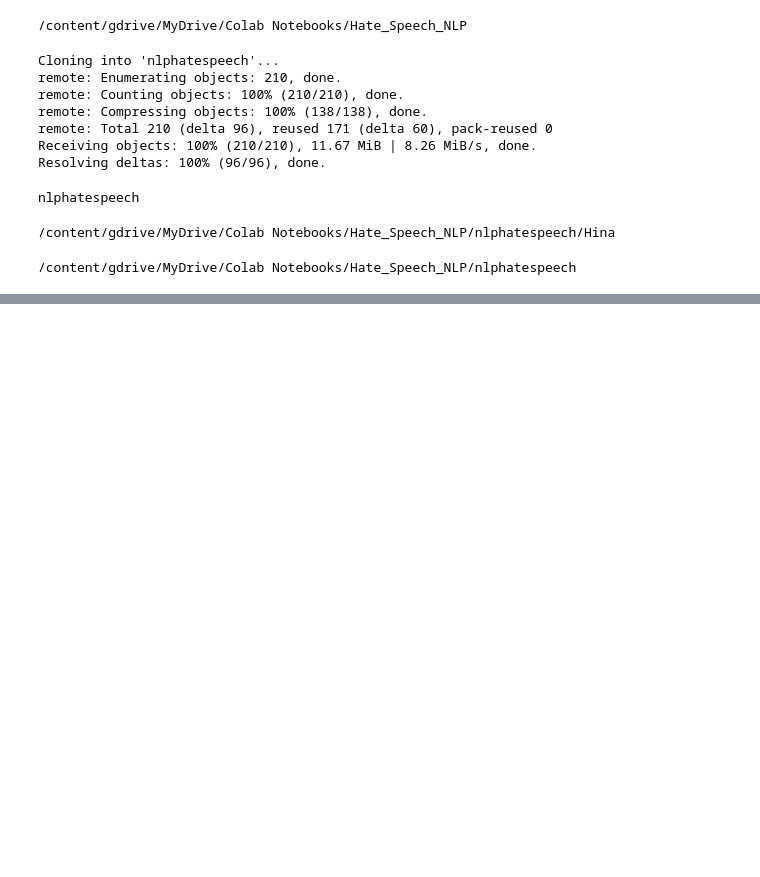
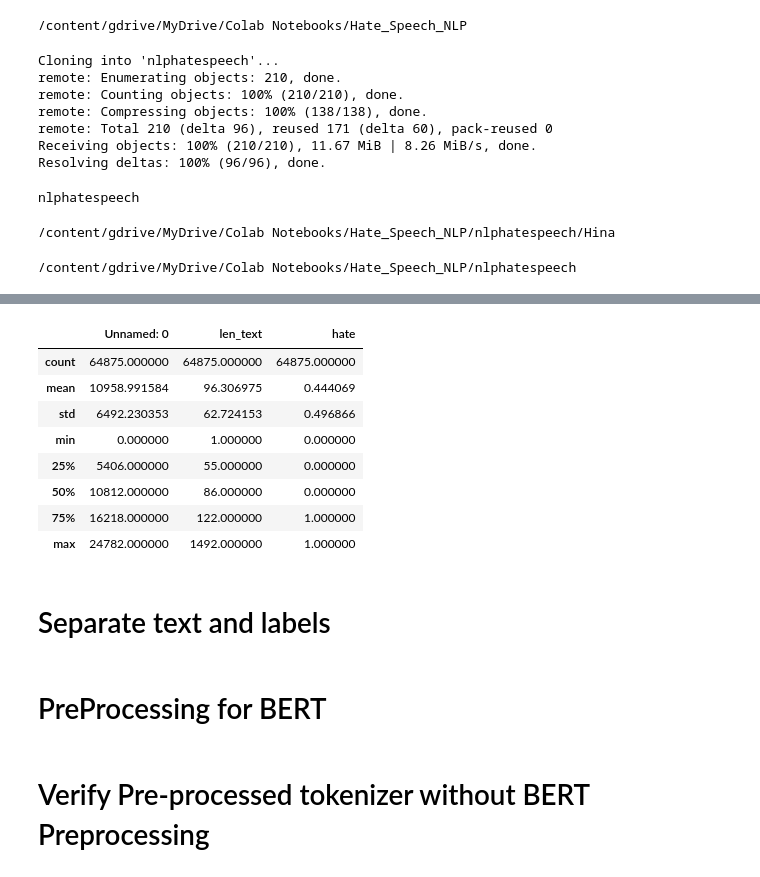
Before and after one commit to uadR1/nlphatespeech, a Jupyter notebook: Hina/BERT_binary.ipynb, the cells around one changed output, grey strips where cells are left out. Saved outputs shown, nothing was run; the diff lists cells and outputs as text; code cells hidden in the pictures; blank space fills up the shorter version.

```diff
--- a/Hina/BERT_binary.ipynb
+++ b/Hina/BERT_binary.ipynb
@@ -88,0 +134,14 @@ FileNotFoundError: ignored
+# %%
+df.describe()
+# %% [output]
+|  | Unnamed: 0 | len_text | hate |
+| count | 64875.000000 | 64875.000000 | 64875.000000 |
+| mean | 10958.991584 | 96.306975 | 0.444069 |
+| std | 6492.230353 | 62.724153 | 0.496866 |
+| min | 0.000000 | 1.000000 | 0.000000 |
+| 25% | 5406.000000 | 55.000000 | 0.000000 |
+| 50% | 10812.000000 | 86.000000 | 0.000000 |
+| 75% | 16218.000000 | 122.000000 | 1.000000 |
+| max | 24782.000000 | 1492.000000 | 1.000000 |
+# %% [markdown]
+# Separate text and labels
@@ -88,0 +151,2 @@ FileNotFoundError: ignored
+# %% [markdown]
+# PreProcessing for BERT
@@ -88,0 +158,2 @@ FileNotFoundError: ignored
+# %% [markdown]
+# Verify Pre-processed tokenizer without BERT Preprocessing
```
Also changed, not shown: parts of 40 cells of this notebook.
